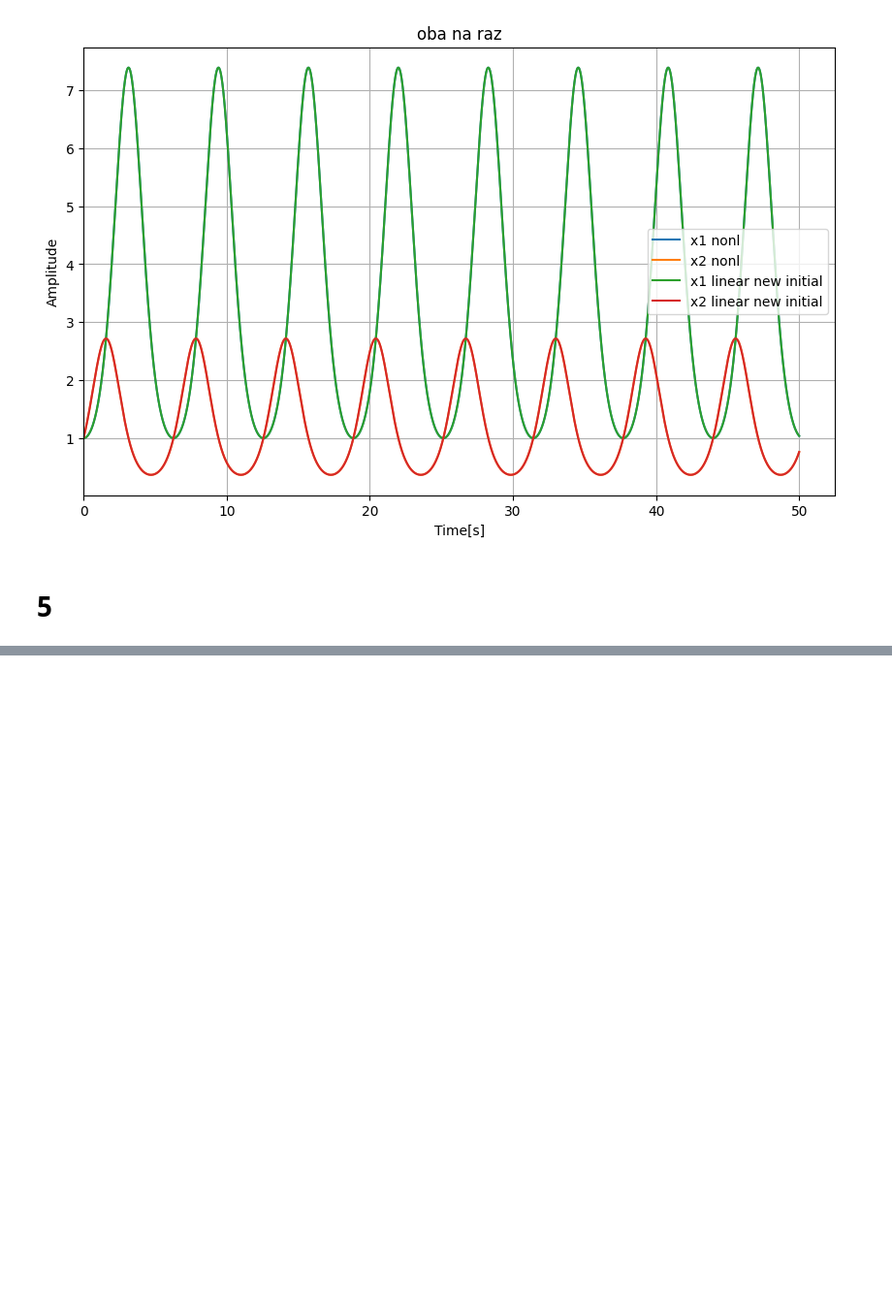
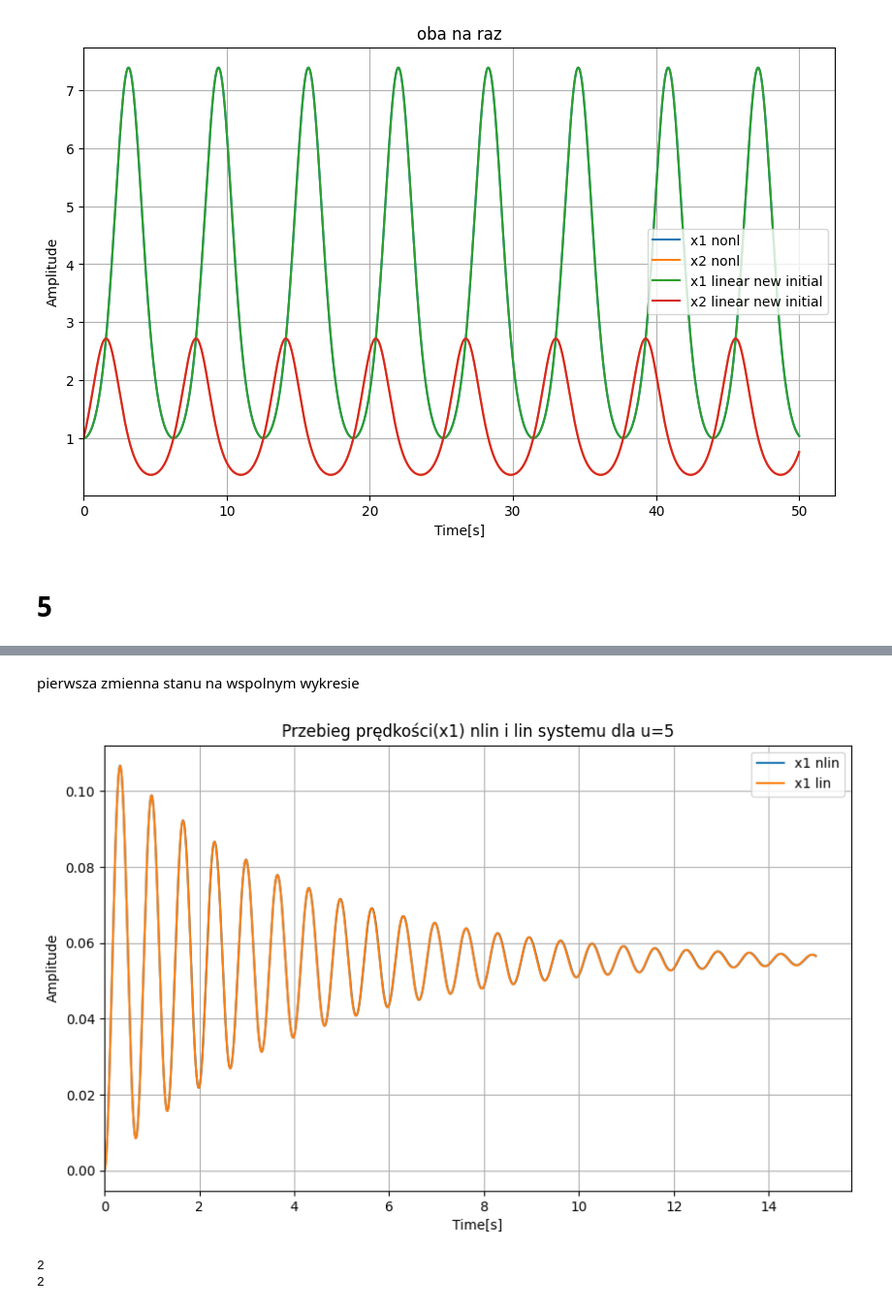
Before and after one commit to Piotr-Bednarek/ZadaniaSem5Laby, a Jupyter notebook: uso/lab10.ipynb, the cells around one changed output, grey strips where cells are left out. Shown at 97% size. Drawn from its saved outputs; the diff is of its cells as text; code cells hidden in the pictures; blank space fills up the shorter version.

```diff
--- a/uso/lab10.ipynb
+++ b/uso/lab10.ipynb
@@ -125,0 +128,14 @@ ValueError: setting an array element with a sequence. The requested array has an
+# %% [markdown]
+pierwsza zmienna stanu na wspolnym wykresie
+# %%
+plot_sets("Przebieg prędkości(x1) nlin i lin systemu dla u=5",[t,res_pendulum_nonlinear[:,0],'x1 nlin'],[t_res,state1[:,0],'x1 lin'])
+# %% [output]
+[figure, added]
+# %%
+print(nplin.matrix_rank(A))
+
+k=np.hstack([B,A@B])
+print(nplin.matrix_rank(k))
+# %% [output]
+2
+2
```
Also changed, not shown: parts of 3 cells of this notebook, 3 other files.
